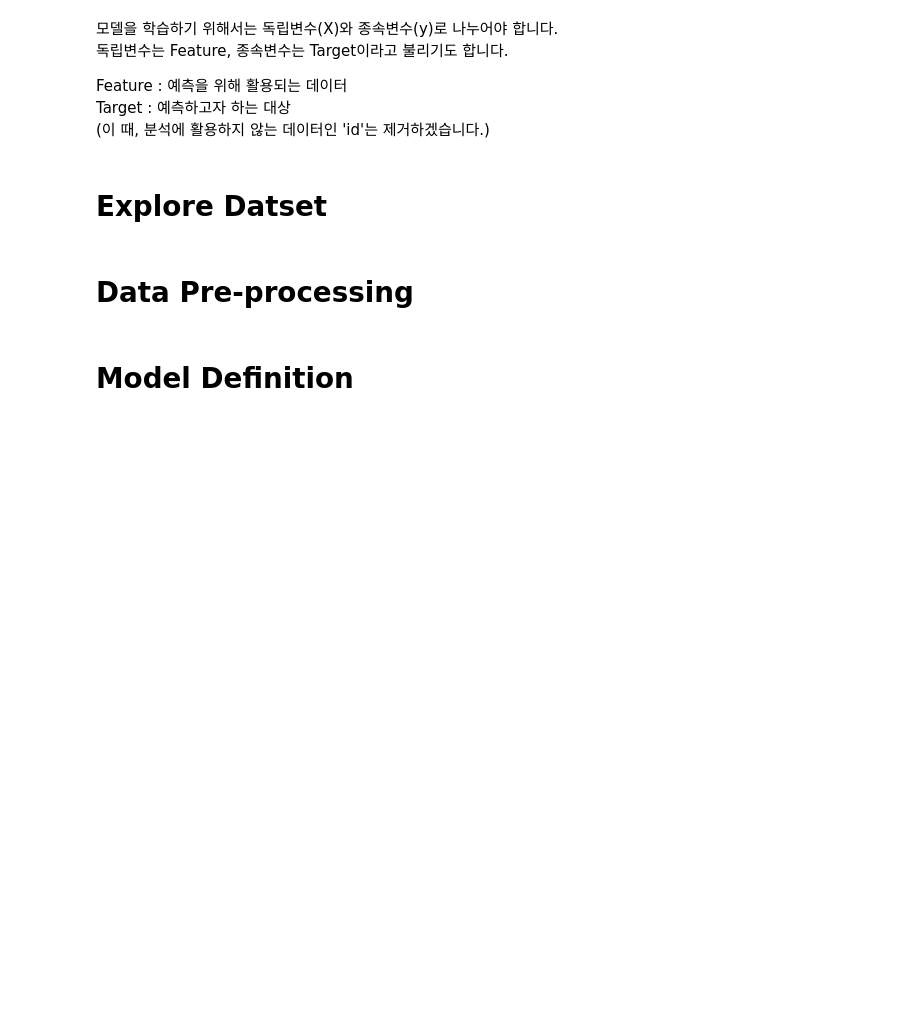
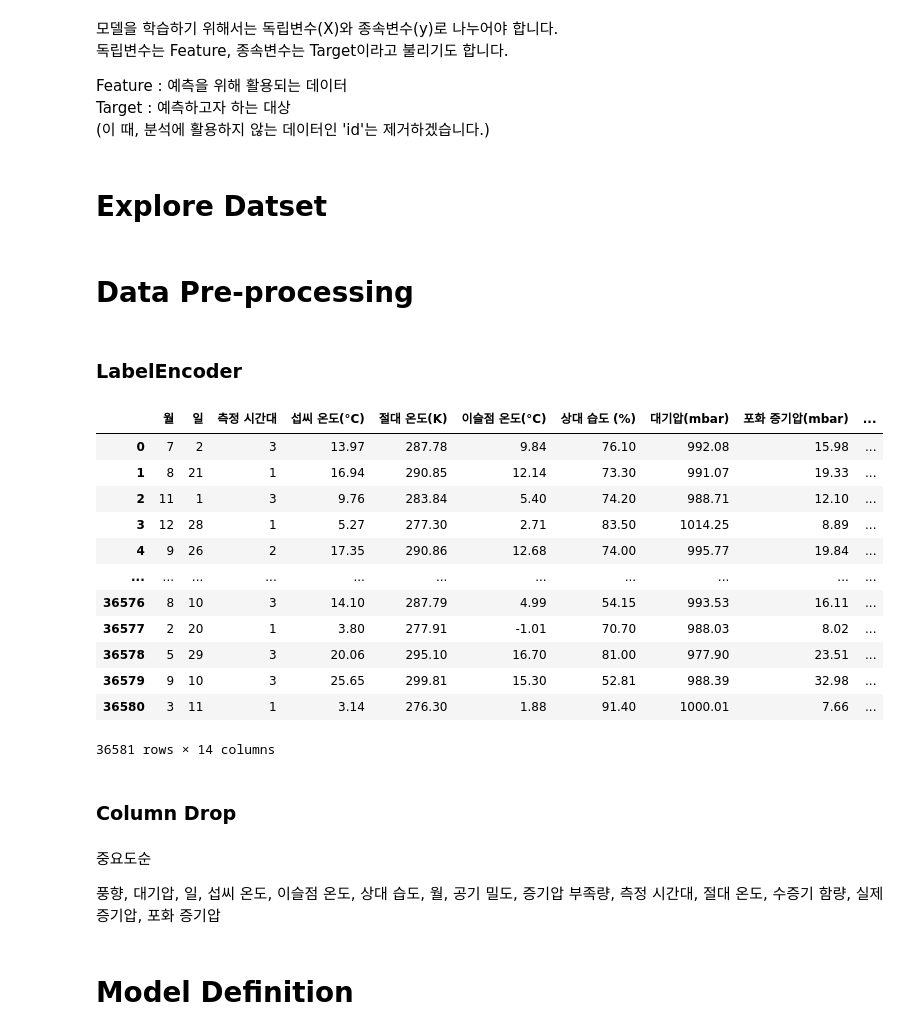
Before and after one commit to YoungjaeKang/dacon_windspeed_analysis, a Jupyter notebook: dacon_windspeed_analysis_v0.ipynb, the cells around one changed output. Saved outputs shown, nothing was run; the diff lists cells and outputs as text; code cells hidden in the pictures; blank space fills up the shorter version.

```diff
--- a/dacon_windspeed_analysis_v0.ipynb
+++ b/dacon_windspeed_analysis_v0.ipynb
@@ -154,6 +168,8 @@ test_x = test.drop(columns=['ID'])
 # Explore Datset
 # %% [markdown]
 # Data Pre-processing
+# %% [markdown]
+### LabelEncoder
 # %%
 from sklearn.preprocessing import LabelEncoder
 
@@ -161,6 +177,28 @@ le = LabelEncoder()
 le = le.fit(train_x['측정 시간대'])
 train_x['측정 시간대'] = le.transform(train_x['측정 시간대'])
 test_x['측정 시간대'] = le.transform(test_x['측정 시간대'])
+# %%
+train_x
+# %% [output]
+|  | 월 | 일 | 측정 시간대 | 섭씨 온도(°⁣C) | 절대 온도(K) | 이슬점 온도(°C) | 상대 습도 (%) | 대기압(mbar) | 포화 증기압(mbar) | ... |
+| 0 | 7 | 2 | 3 | 13.97 | 287.78 | 9.84 | 76.10 | 992.08 | 15.98 | ... |
+| 1 | 8 | 21 | 1 | 16.94 | 290.85 | 12.14 | 73.30 | 991.07 | 19.33 | ... |
+| 2 | 11 | 1 | 3 | 9.76 | 283.84 | 5.40 | 74.20 | 988.71 | 12.10 | ... |
+| 3 | 12 | 28 | 1 | 5.27 | 277.30 | 2.71 | 83.50 | 1014.25 | 8.89 | ... |
+| 4 | 9 | 26 | 2 | 17.35 | 290.86 | 12.68 | 74.00 | 995.77 | 19.84 | ... |
+| ... | ... | ... | ... | ... | ... | ... | ... | ... | ... | ... |
+| 36576 | 8 | 10 | 3 | 14.10 | 287.79 | 4.99 | 54.15 | 993.53 | 16.11 | ... |
+| 36577 | 2 | 20 | 1 | 3.80 | 277.91 | -1.01 | 70.70 | 988.03 | 8.02 | ... |
+| 36578 | 5 | 29 | 3 | 20.06 | 295.10 | 16.70 | 81.00 | 977.90 | 23.51 | ... |
+| 36579 | 9 | 10 | 3 | 25.65 | 299.81 | 15.30 | 52.81 | 988.39 | 32.98 | ... |
+| 36580 | 3 | 11 | 1 | 3.14 | 276.30 | 1.88 | 91.40 | 1000.01 | 7.66 | ... |
+36581 rows × 14 columns
+# %% [markdown]
+### Column Drop
+# %% [markdown]
+중요도순
+
+풍향, 대기압, 일, 섭씨 온도, 이슬점 온도, 상대 습도, 월, 공기 밀도, 증기압 부족량, 측정 시간대, 절대 온도, 수증기 함량, 실제 증기압, 포화 증기압
 # %% [markdown]
 # Model Definition
 # %%
```
Also changed, not shown: parts of 16 cells of this notebook, 6 other files.
